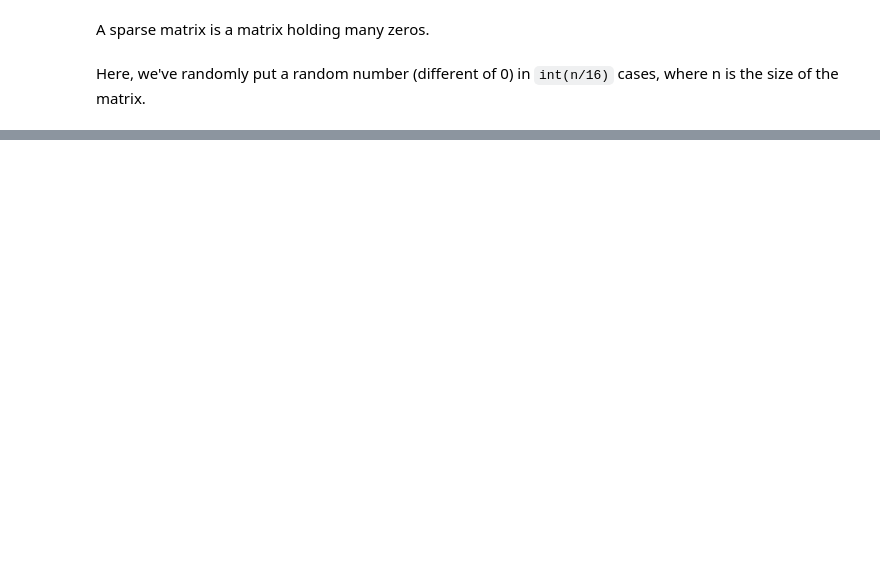
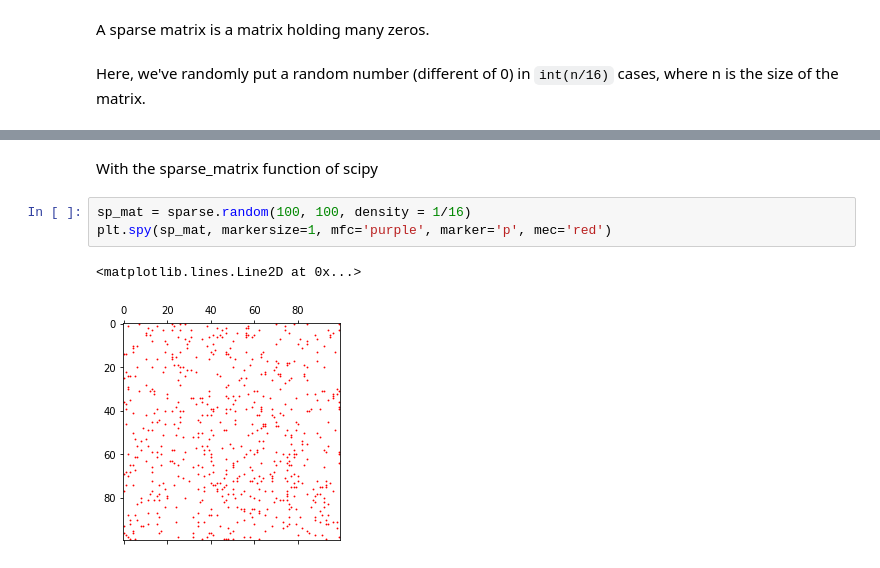
Before and after one commit to tanglef/chaoseverywhere, a Jupyter notebook: chaoseverywhere/Sketch/Sparse_matrix.ipynb, the cells around one changed output, grey strips where cells are left out. Cells and saved outputs as stored; diff of their text form; blank space fills up the shorter version.

Commit message:
sparse_matrix

```diff
--- a/chaoseverywhere/Sketch/Sparse_matrix.ipynb
+++ b/chaoseverywhere/Sketch/Sparse_matrix.ipynb
@@ -27,0 +33,8 @@ plt.colorbar()
+# %% [markdown]
+With the sparse_matrix function of scipy
+# %%
+sp_mat = sparse.random(100, 100, density = 1/16)
+plt.spy(sp_mat, markersize=1, mfc='purple', marker='p', mec='red')
+# %% [output]
+<matplotlib.lines.Line2D at 0x...>
+[figure, added]
```
Also changed, not shown: parts of 3 cells of this notebook.
